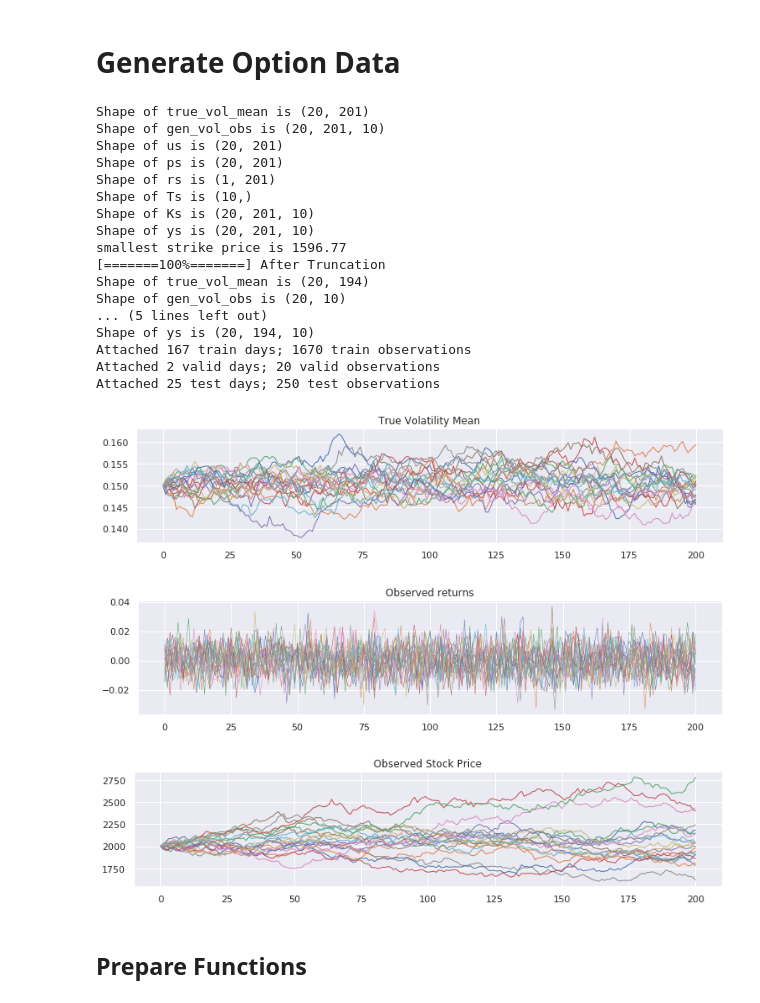
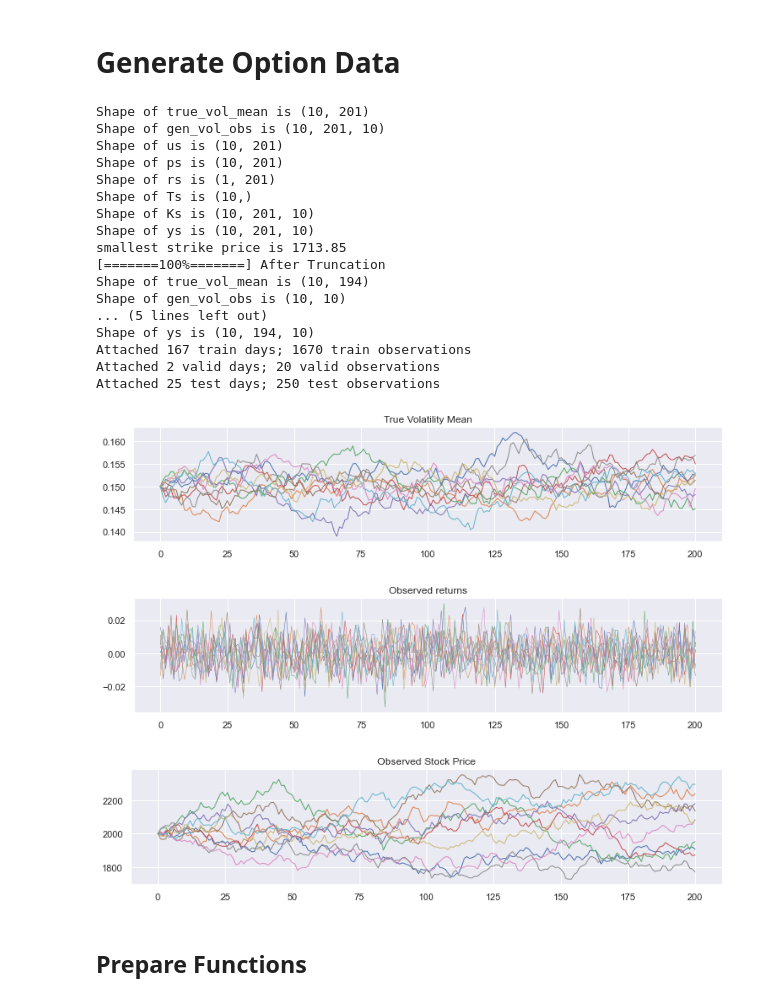
Before and after one commit to BobZiyangDing/EchoStateNeuralStochasticVolatilityHestonModel, a Jupyter notebook: experiment/Simulation.ipynb, the cells around one changed output. Cells and saved outputs as stored; diff of their text form; code cells hidden in the pictures.

```diff
--- a/experiment/Simulation.ipynb
+++ b/experiment/Simulation.ipynb
@@ -46,44 +43,44 @@ ShimWarning: The `IPython.parallel` package has been deprecated since IPython 4.
 # %%
 u_dim = 8
 topK = 10
-n_scenario = 20
+n_scenario = 10
 np.random.seed(1234)
-train_list, valid_list, test_list, true_vol = make_simulated_data(n_scenarios= n_scenario, n_steps=200 ,true_vol_std=0.01, topK=topK, init_price=2000, u_dim=u_dim)
+train_list, valid_list, test_list, true_vol = make_simulated_data(n_scenarios= n_scenario, n_steps=200 ,true_vol_std=0.01, topK=topK, random_state=1234, init_price=2000, u_dim=u_dim)
 
 train_dates = list(train_list[0].keys())
 valid_dates = list(valid_list[0].keys())
 test_dates = list(test_list[0].keys())
 num_train_day = max(train_dates)-min(train_dates)+1
 num_valid_day = max(valid_dates)-min(valid_dates)+1
 num_test_day = max(test_dates)-min(test_dates)+1
 num_train_obs = num_train_day*topK
 num_valid_obs = num_valid_day*topK
 num_test_obs = num_test_day*topK
 
 print("Attached {} train days; {} train observations".format(num_train_day, num_train_obs))
 print("Attached {} valid days; {} valid observations".format(num_valid_day, num_valid_obs))
 print("Attached {} test days; {} test observations".format(num_test_day, num_test_obs))
 # %% [output]
-Shape of true_vol_mean is (20, 201)
-Shape of gen_vol_obs is (20, 201, 10)
-Shape of us is (20, 201)
-Shape of ps is (20, 201)
+Shape of true_vol_mean is (10, 201)
+Shape of gen_vol_obs is (10, 201, 10)
+Shape of us is (10, 201)
+Shape of ps is (10, 201)
 Shape of rs is (1, 201)
 Shape of Ts is (10,)
-Shape of Ks is (20, 201, 10)
-Shape of ys is (20, 201, 10)
-smallest strike price is 1596.77
+Shape of Ks is (10, 201, 10)
+Shape of ys is (10, 201, 10)
+smallest strike price is 1713.85
 [=======100%=======] After Truncation
-Shape of true_vol_mean is (20, 194)
-Shape of gen_vol_obs is (20, 10)
+Shape of true_vol_mean is (10, 194)
+Shape of gen_vol_obs is (10, 10)
 ... (5 lines left out)
-Shape of ys is (20, 194, 10)
+Shape of ys is (10, 194, 10)
 Attached 167 train days; 1670 train observations
 Attached 2 valid days; 20 valid observations
 Attached 25 test days; 250 test observations
-[figure, old version]
+[figure, new version]
-[figure, old version]
+[figure, new version]
-[figure, old version]
+[figure, new version]
 # %% [markdown]
 ## Prepare Functions
 # %%
```
Also changed, not shown: parts of 8 cells of this notebook, 3 other files.
